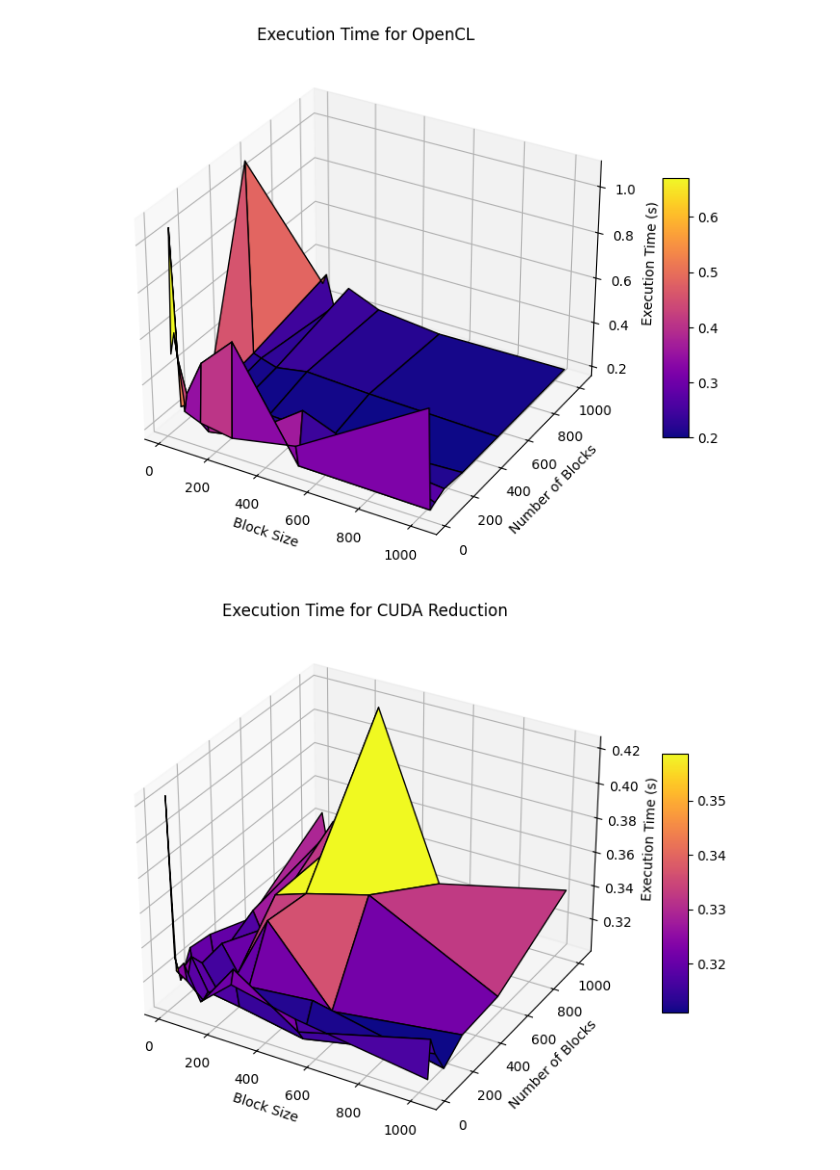
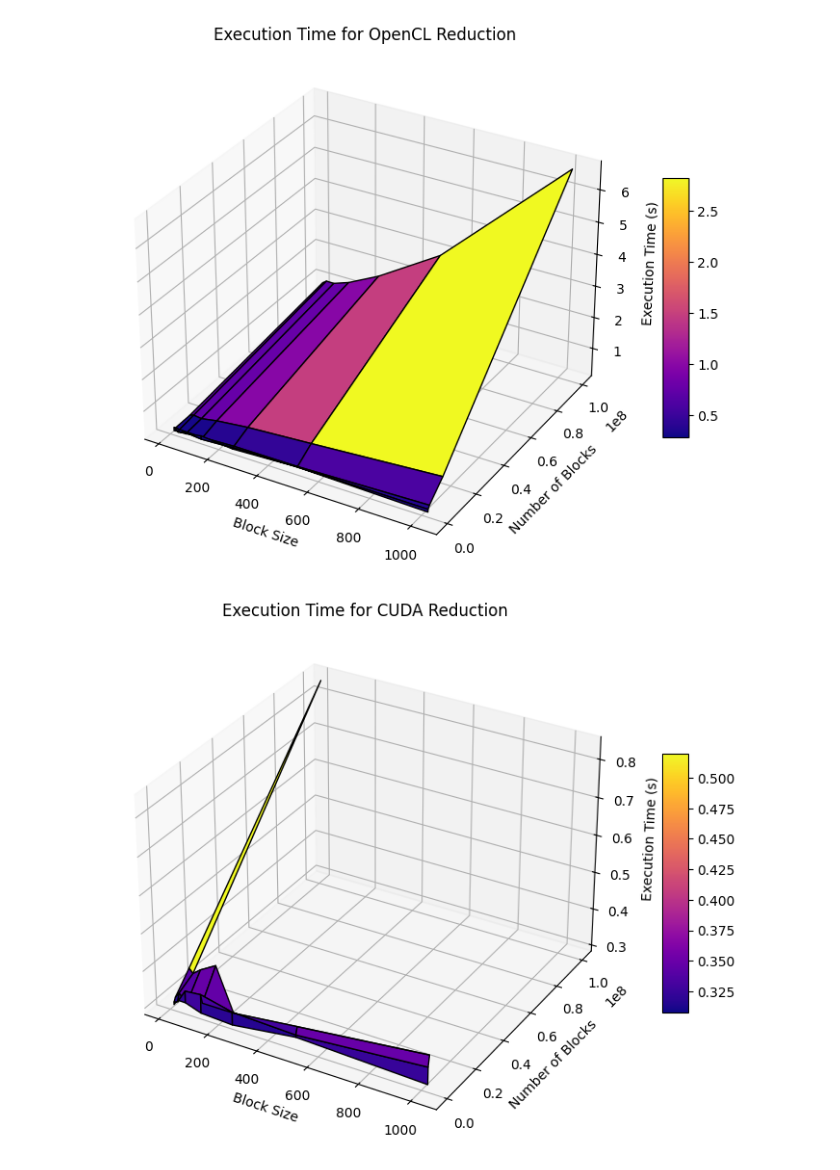
Before and after one commit to evsholukh/MatVec, a Jupyter notebook: graph.ipynb, the cells around one changed output. Cells and saved outputs as stored; diff of their text form; code cells hidden in the pictures.

Commit message:
Fix cuda runtime

```diff
--- a/graph.ipynb
+++ b/graph.ipynb
@@ -26,10 +26,7 @@ import numpy as np
 import matplotlib.pyplot as plt
 import pandas as pd
 # %%
-with open("metrics_cuda.json", encoding="utf-8") as f:
+with open("metrics.json", encoding="utf-8") as f:
     data = json.load(f)
-
-with open("metrics_opencl.json", encoding="utf-8") as f:
-    data += json.load(f)
 # %%
 df = pd.DataFrame(data)
@@ -51,37 +48,37 @@ df.sort_values("duration", ascending=False)
 # %%
 runtimes = df["runtime"].unique()
 
-for target_runtime in ['OpenCL', 'CUDA Reduction']:
+for target_runtime in ['OpenCL Reduction', 'CUDA Reduction']:
     df_filtered = df[df['runtime'] == target_runtime]
 
     block_sizes = sorted(df_filtered['block_size'].unique())
     counts = sorted(df_filtered['grid_size'].unique())
 
     X, Y = np.meshgrid(block_sizes, counts)
     Z = np.zeros_like(X, dtype=float)
 
     for i, count in enumerate(counts):
         for j, block in enumerate(block_sizes):
             match = df_filtered[
                 (df_filtered['block_size'] == block) &
                 (df_filtered['grid_size'] == count)
             ]
             if not match.empty:
                 Z[i, j] = match['duration'].values[0]
             else:
                 Z[i, j] = np.nan
 
     fig = plt.figure(figsize=(10, 7))
     ax = fig.add_subplot(111, projection='3d')
     surf = ax.plot_surface(X, Y, Z, cmap='plasma', edgecolor='k')
 
     ax.set_xlabel('Block Size')
     ax.set_ylabel('Number of Blocks')
     ax.set_zlabel('Execution Time (s)')
     ax.set_title(f'Execution Time for {target_runtime}')
     fig.colorbar(surf, shrink=0.5, aspect=10)
 
     plt.show()
 # %% [output]
-[figure, old version]
+[figure, new version]
-[figure, old version]
+[figure, new version]
```
Also changed, not shown: parts of 2 cells of this notebook, 6 other files.
